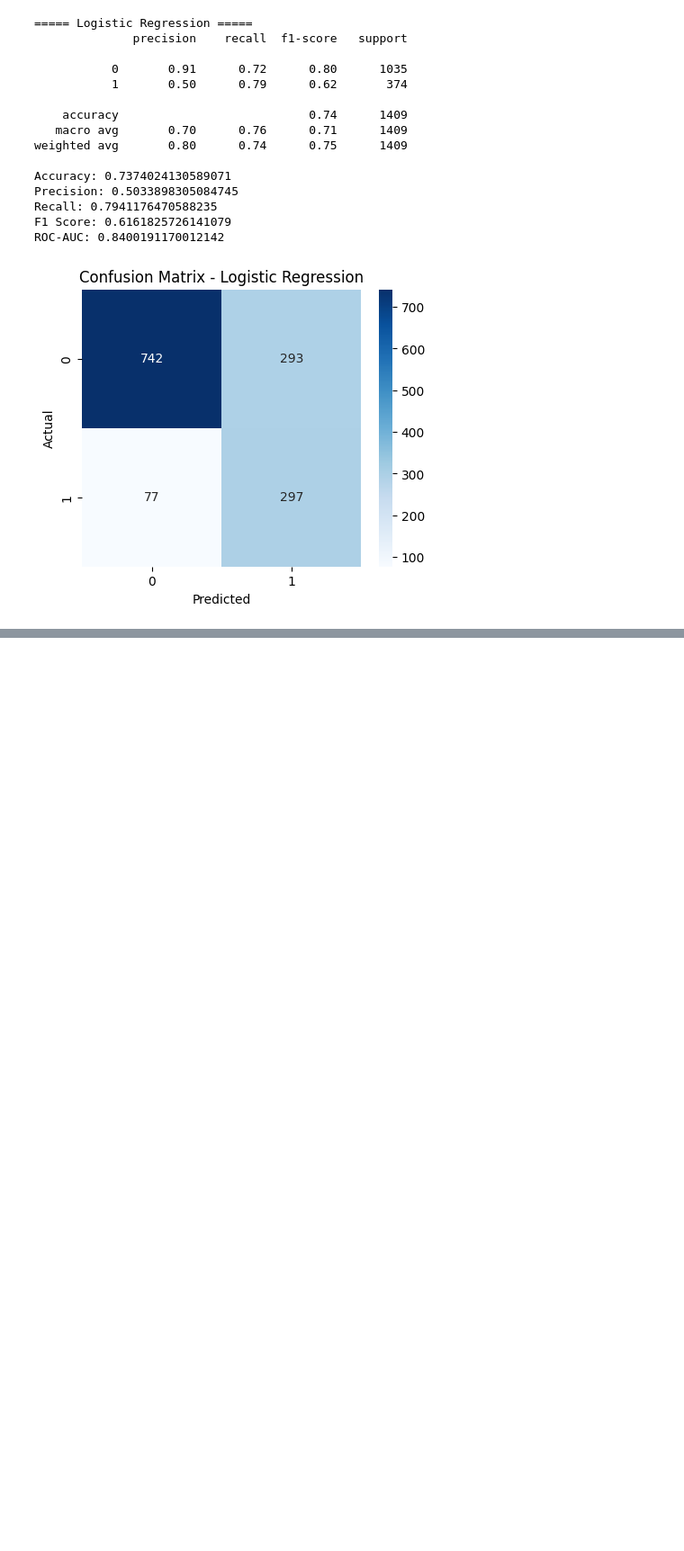
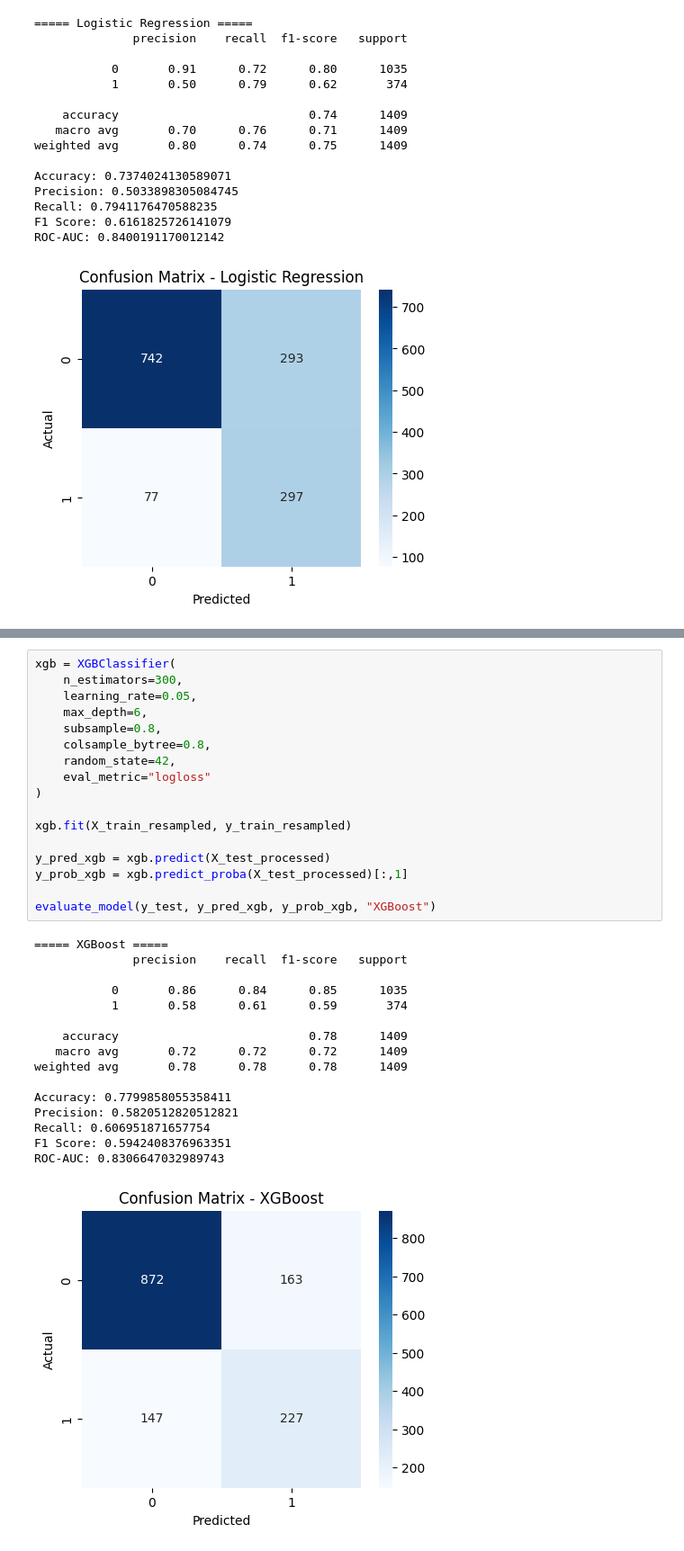
Before and after one commit to onurkaragur/customer-churn-prediction, a Jupyter notebook: notebooks/modeling.ipynb, the cells around one changed output, grey strips where cells are left out. Shown at 90% size. Saved outputs shown, nothing was run; the diff lists cells and outputs as text; blank space fills up the shorter version.

```diff
--- a/notebooks/modeling.ipynb
+++ b/notebooks/modeling.ipynb
@@ -74,0 +105,34 @@ ROC-AUC: 0.8400191170012142
+# %%
+xgb = XGBClassifier(
+    n_estimators=300,
+    learning_rate=0.05,
+    max_depth=6,
+    subsample=0.8,
+    colsample_bytree=0.8,
+    random_state=42,
+    eval_metric="logloss"
+)
+
+xgb.fit(X_train_resampled, y_train_resampled)
+
+y_pred_xgb = xgb.predict(X_test_processed)
+y_prob_xgb = xgb.predict_proba(X_test_processed)[:,1]
+
+evaluate_model(y_test, y_pred_xgb, y_prob_xgb, "XGBoost")
+# %% [output]
+===== XGBoost =====
+              precision    recall  f1-score   support
+
+           0       0.86      0.84      0.85      1035
+           1       0.58      0.61      0.59       374
+
+    accuracy                           0.78      1409
+   macro avg       0.72      0.72      0.72      1409
+weighted avg       0.78      0.78      0.78      1409
+
+Accuracy: 0.7799858055358411
+Precision: 0.5820512820512821
+Recall: 0.606951871657754
+F1 Score: 0.5942408376963351
+ROC-AUC: 0.8306647032989743
+[figure, added]
```
Also changed, not shown: parts of 2 cells of this notebook.
